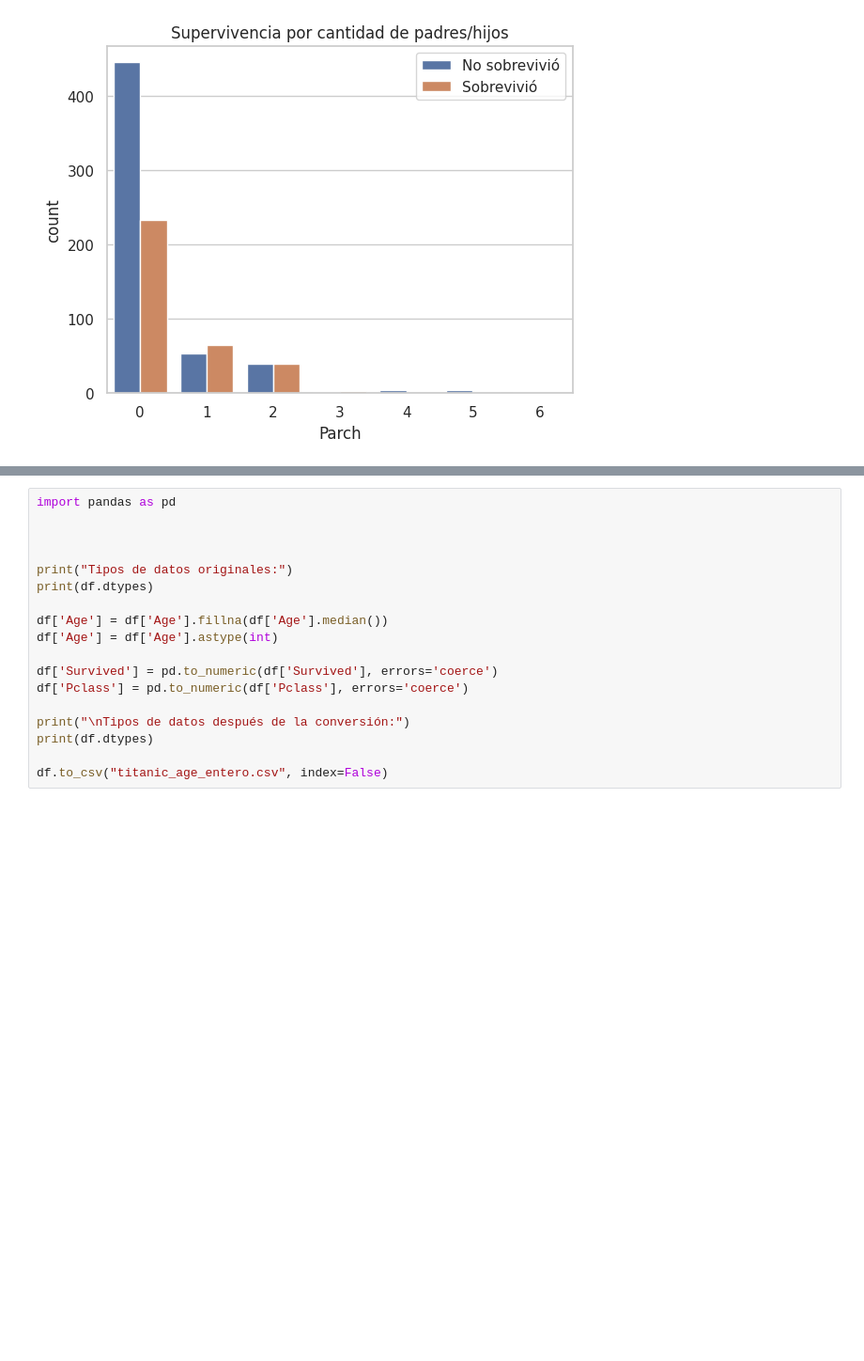
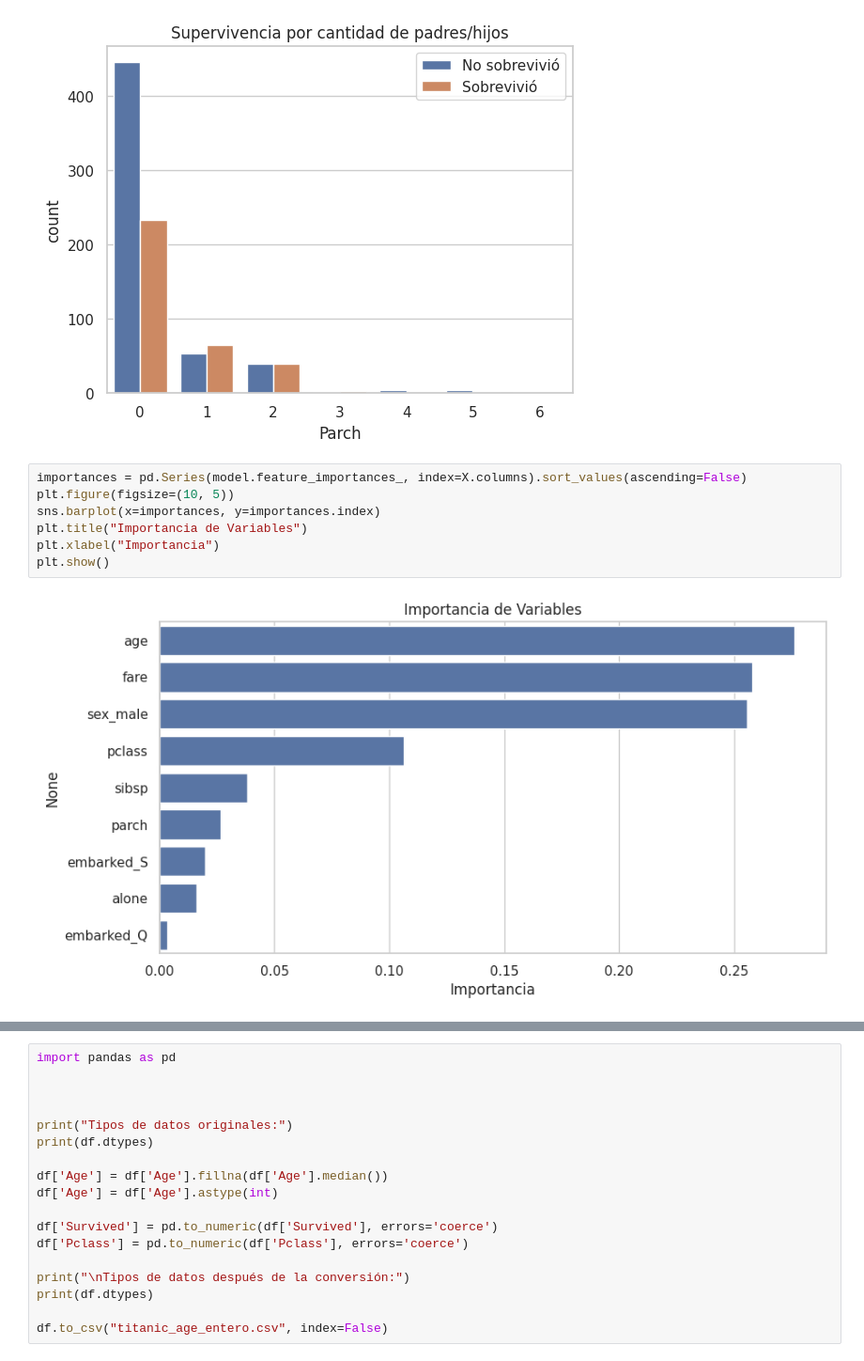
Before and after one commit to j0h4nM/ciencia_de_datos-, a Jupyter notebook: taller_2.ipynb, the cells around one changed output, grey strips where cells are left out. Shown at 94% size. Cells and saved outputs as stored; diff of their text form; blank space fills up the shorter version.

```diff
--- a/taller_2.ipynb
+++ b/taller_2.ipynb
@@ -306,6 +306,15 @@ plt.show()
 [figure]
 [figure]
 [figure]
+# %%
+importances = pd.Series(model.feature_importances_, index=X.columns).sort_values(ascending=False)
+plt.figure(figsize=(10, 5))
+sns.barplot(x=importances, y=importances.index)
+plt.title("Importancia de Variables")
+plt.xlabel("Importancia")
+plt.show()
+# %% [output]
+[figure, added]
 # %% [markdown]
 ###conclusiones
  1. Limpieza de Datos
```
Also changed, not shown: parts of 1 cell of this notebook.
